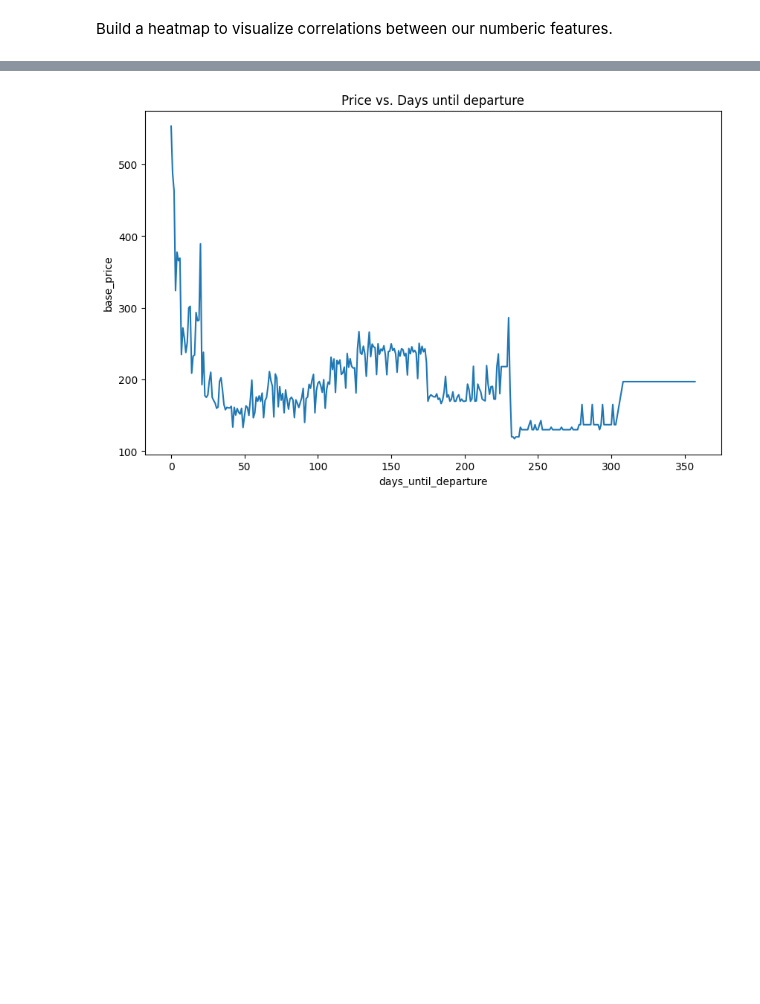
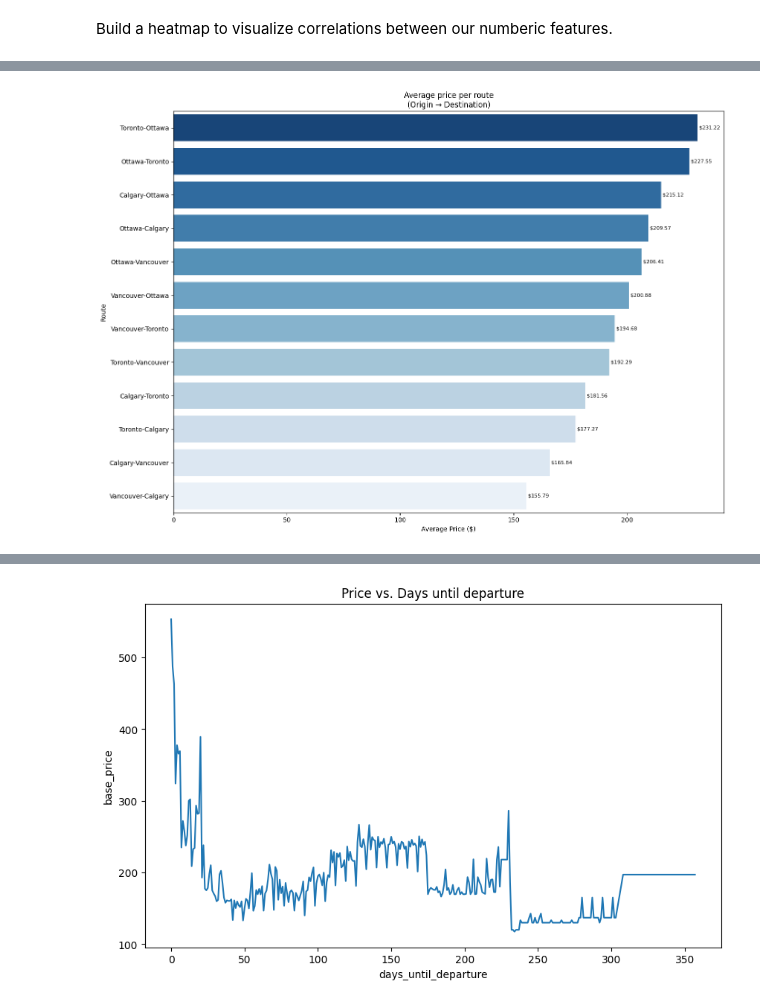
Before and after one commit to sheenamrv/flight-price-prediction-web-app, a Jupyter notebook: data cleaning and eda/eda.ipynb, the cells around one changed output, grey strips where cells are left out. Drawn from its saved outputs; the diff is of its cells as text; code cells hidden in the pictures; blank space fills up the shorter version.

```diff
--- a/data cleaning and eda/eda.ipynb
+++ b/data cleaning and eda/eda.ipynb
@@ -128,0 +181,22 @@ plt.show()
+# %%
+# typcal price spread on a route
+route_df = df.groupby(['origin','City','destination','City_destination']).agg(base_price = ('base_price', 'mean'),
+                                                                              flight_count = ('base_price', 'count')
+                                                                              ).reset_index()
+route_df['route'] = route_df['City'] + '-' + route_df['City_destination']
+
+
+plt.figure(figsize=(14, 10))
+sns.barplot(data=route_df.sort_values('base_price', ascending=False), x='base_price', y='route', palette='Blues_r')
+
+for idx, val in enumerate(route_df.sort_values('base_price', ascending=False)['base_price']):
+    plt.text(val, idx, f' ${val:.2f}', ha='left', va='center', fontsize=8)
+
+
+plt.xlabel('Average Price ($)')
+plt.ylabel('Route')
+plt.title('Average price per route\n(Origin → Destination)')
+plt.tight_layout()
+plt.show()
+# %% [output]
+[figure, added]
```
Also changed, not shown: parts of 71 cells of this notebook, 7 other files.
